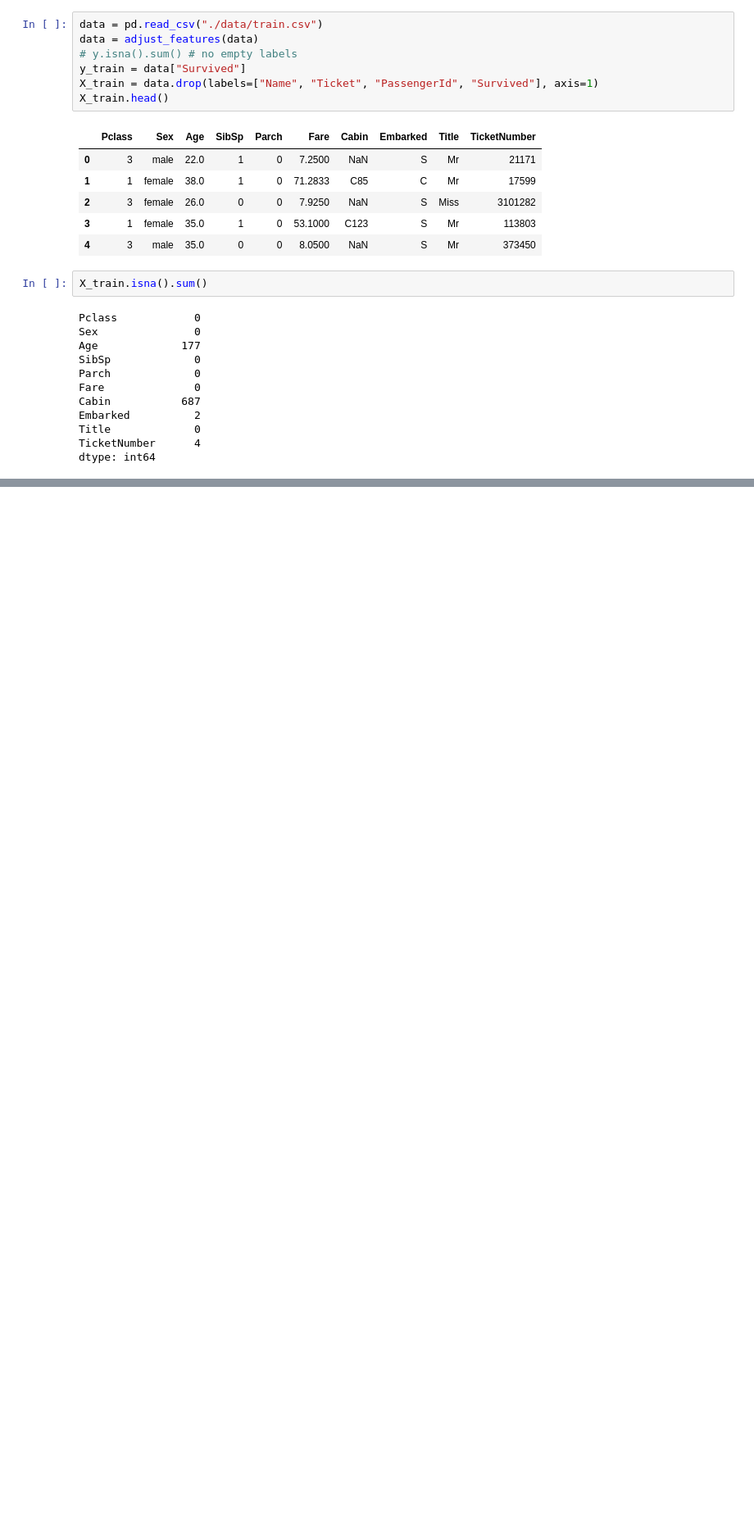
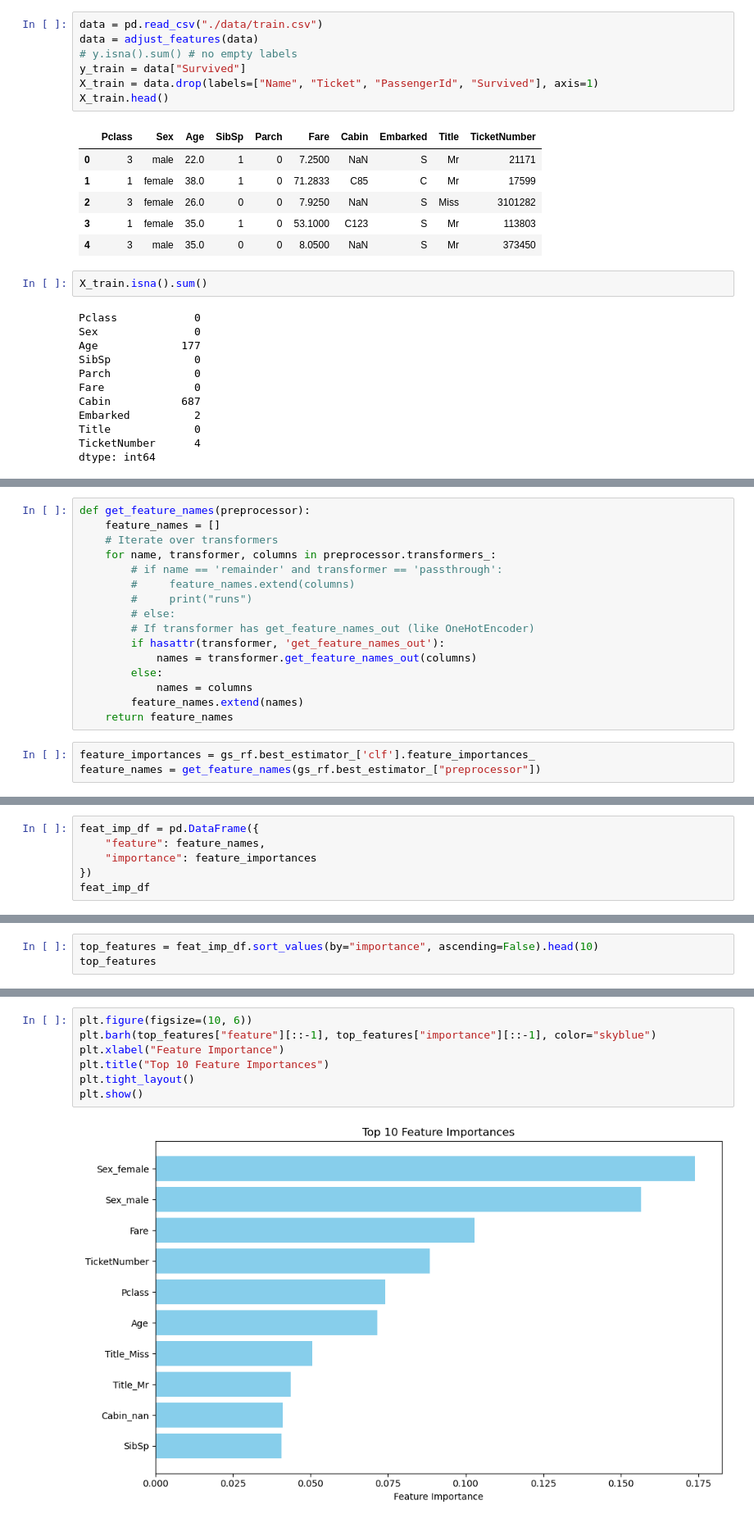
Before and after one commit to Szymx0504/KaggleProjects, a Jupyter notebook: titanic/project.ipynb, the cells around one changed output, grey strips where cells are left out. Shown at 82% size. Drawn from its saved outputs; the diff is of its cells as text; blank space fills up the shorter version.

```diff
--- a/titanic/project.ipynb
+++ b/titanic/project.ipynb
@@ -422,0 +420,19 @@ np.float64(0.8338899001945892)
+# %%
+def get_feature_names(preprocessor):
+    feature_names = []
+    # Iterate over transformers
+    for name, transformer, columns in preprocessor.transformers_:
+        # if name == 'remainder' and transformer == 'passthrough':
+        #     feature_names.extend(columns)
+        #     print("runs")
+        # else:
+        # If transformer has get_feature_names_out (like OneHotEncoder)
+        if hasattr(transformer, 'get_feature_names_out'):
+            names = transformer.get_feature_names_out(columns)
+        else:
+            names = columns
+        feature_names.extend(names)
+    return feature_names
+# %%
+feature_importances = gs_rf.best_estimator_['clf'].feature_importances_
+feature_names = get_feature_names(gs_rf.best_estimator_["preprocessor"])
@@ -422,0 +443,6 @@ np.float64(0.8338899001945892)
+# %%
+feat_imp_df = pd.DataFrame({
+    "feature": feature_names,
+    "importance": feature_importances
+})
+feat_imp_df
@@ -422,0 +471,3 @@ np.float64(0.8338899001945892)
+# %%
+top_features = feat_imp_df.sort_values(by="importance", ascending=False).head(10)
+top_features
@@ -422,0 +486,9 @@ np.float64(0.8338899001945892)
+# %%
+plt.figure(figsize=(10, 6))
+plt.barh(top_features["feature"][::-1], top_features["importance"][::-1], color="skyblue")
+plt.xlabel("Feature Importance")
+plt.title("Top 10 Feature Importances")
+plt.tight_layout()
+plt.show()
+# %% [output]
+[figure, added]
```
Also changed, not shown: parts of 18 cells of this notebook.
